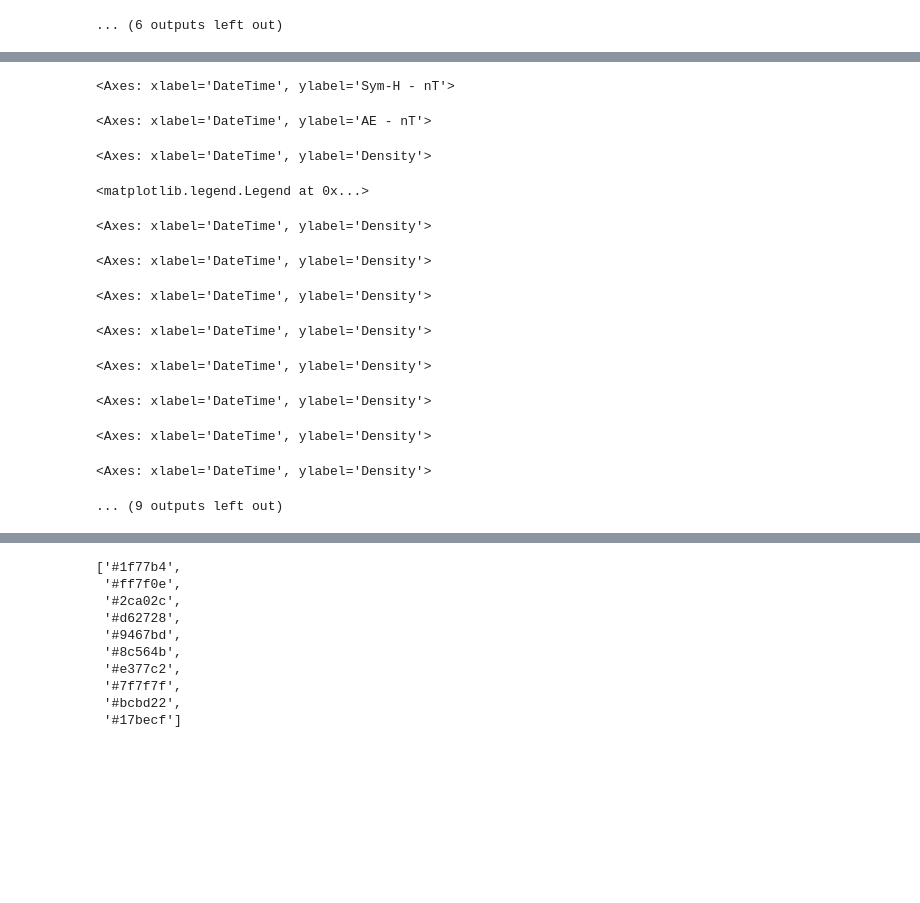
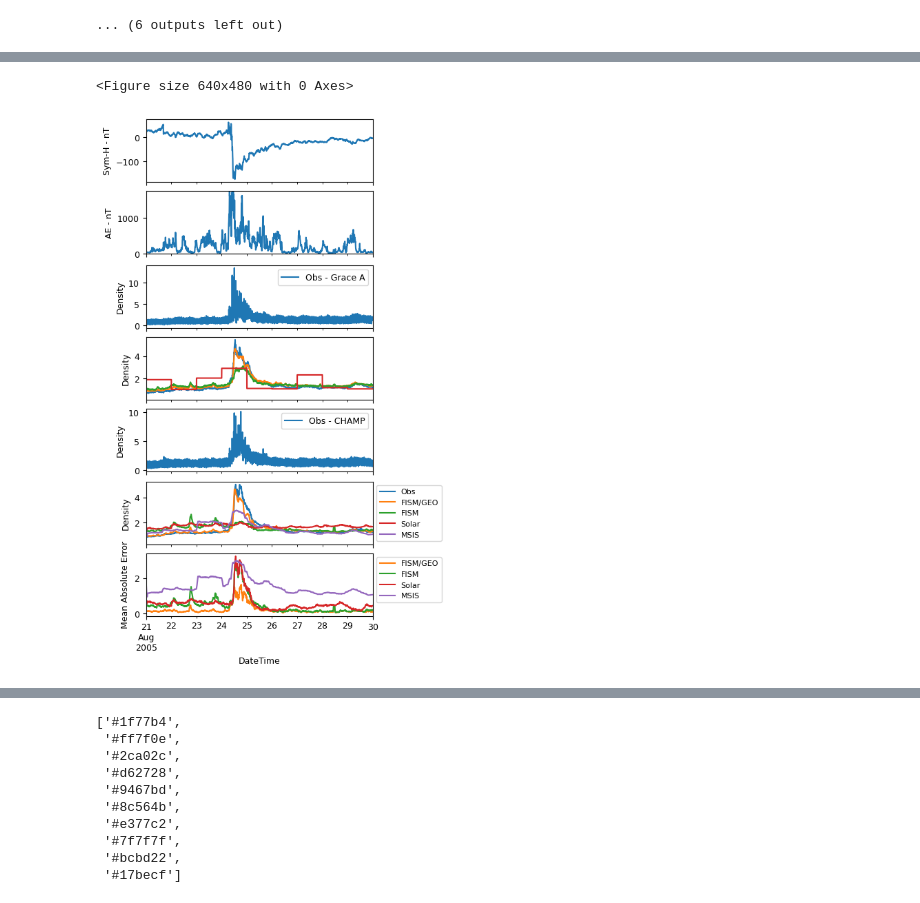
Before and after one commit to kylermurphy/SatDrag, a Jupyter notebook: Notebooks/RF_Events.ipynb, the cells around one changed output, grey strips where cells are left out. Drawn from its saved outputs; the diff is of its cells as text; code cells hidden in the pictures; blank space fills up the shorter version.

```diff
--- a/Notebooks/RF_Events.ipynb
+++ b/Notebooks/RF_Events.ipynb
@@ -134,3 +142,14 @@ Index(['DateTime', 'DateTime_omni', 'B', 'Bx_GSEGSM', 'By_GSE', 'Bz_GSE',
        'DenUncertainty', 'NumPts', 'NuminBinThrusters', 'AveDragCoef', 'storm',
        'storm phase'],
       dtype='object')
+# %%
+# get time range where using for plotting to derive msis densities
+
+ch_t = (sat_df['DateTime'] >= sdate) & (sat_df['DateTime'] <= edate)
+alts = np.zeros(sat_df.loc[ch_t,'DateTime'].shape[0])
+alts[:] = 400
+
+data = msis.run(sat_df.loc[ch_t,'DateTime'],sat_df.loc[ch_t,'SatLon'], sat_df.loc[ch_t,'SatLat'], alts, geomagnetic_activity=geo)
+
+msis_pro = pd.DataFrame({'DateTime':sat_df.loc[ch_t,'DateTime'], 'msis':data[:,0]*10**12})
+msis_pro['resid'] = sat_df.loc[ch_t,'400kmDensity'] -  msis_pro['msis']
@@ -235,5 +271,5 @@ f'C:/Users/krmurph1/OneDrive/SatDrag_RF/{pd.to_datetime(sdate).strftime("%Y%m%d"
 # %%
-sfig = False
+sfig = True
 plt.rcParams.update({'font.size': 9})
 plt.subplots_adjust(hspace=0)
 #fig, ax = plt.subplots(8,1,figsize=(5,8),sharex=True, layout='constrained')
@@ -269,44 +305,36 @@ ga_si.plot(x='DateTime', y='400kmDensity_pred', xlim=[sdate,edate], ax=ax1[pos],
 pos=4
 ch_fg.plot(x='DateTime', y='400kmDensity', xlim=[sdate,edate], ax=ax1[pos], label='Obs - CHAMP', ylabel='Density', legend=True)
 
 
 pos=5
 ch_fg[['DateTime','400kmDensity']].rolling('90min',on='DateTime').mean().plot(x='DateTime', y='400kmDensity', xlim=[sdate,edate], ax=ax1[pos], label='Obs', ylabel='Density', legend=True)
 ch_fg[['DateTime','400kmDensity_pred']].rolling('90min',on='DateTime').mean().plot(x='DateTime', y='400kmDensity_pred', xlim=[sdate,edate], ax=ax1[pos], label='FISM/GEO', ylabel='Density', legend=True)
 ch_fi[['DateTime','400kmDensity_pred']].rolling('90min',on='DateTime').mean().plot(x='DateTime', y='400kmDensity_pred', xlim=[sdate,edate], ax=ax1[pos], label='FISM', ylabel='Density', legend=True)
 ch_si[['DateTime','400kmDensity_pred']].rolling('90min',on='DateTime').mean().plot(x='DateTime', y='400kmDensity_pred', xlim=[sdate,edate], ax=ax1[pos], label='Solar', ylabel='Density', legend=True)
+msis_pro.rolling('90min',on='DateTime').mean().plot(x='DateTime', y='msis', xlim=[sdate,edate], ax=ax1[pos], label='MSIS', ylabel='Density', legend=True)
 ax1[pos].legend(bbox_to_anchor=(1.,1),fontsize=8)
 
 pos=6
 ch_fg['Rolling MAE'] = ch_fg.set_index('DateTime')['resid'].abs().rolling('90min').mean().reset_index().drop(columns='DateTime').set_index(ch_fg.index)
 ch_fi['Rolling MAE'] = ch_fi.set_index('DateTime')['resid'].abs().rolling('90min').mean().reset_index().drop(columns='DateTime').set_index(ch_fi.index)
 ch_si['Rolling MAE'] = ch_si.set_index('DateTime')['resid'].abs().rolling('90min').mean().reset_index().drop(columns='DateTime').set_index(ch_si.index)
+msis_pro['Rolling MAE'] = msis_pro.set_index('DateTime')['resid'].abs().rolling('90min').mean().reset_index().drop(columns='DateTime').set_index(msis_pro.index)
 
 ch_fg['Rolling MAPE'] = ch_fg['resid'].abs().div(ch_fg['400kmDensity'].abs()).rolling(90,min_periods=1).mean().multiply(100).to_frame().set_index(ch_fg.index)
 ch_fi['Rolling MAPE'] = ch_fi['resid'].abs().div(ch_fi['400kmDensity'].abs()).rolling(90,min_periods=1).mean().multiply(100).to_frame().set_index(ch_fi.index)
 ch_si['Rolling MAPE'] = ch_si['resid'].abs().div(ch_si['400kmDensity'].abs()).rolling(90,min_periods=1).mean().multiply(100).to_frame().set_index(ch_si.index)
 
 ch_fg.plot(x='DateTime', y='Rolling MAE', xlim=[sdate,edate], ax=ax1[pos], label='FISM/GEO', ylabel='Mean Absolute Error', legend=True, color='#ff7f0e')
 ch_fi.plot(x='DateTime', y='Rolling MAE', xlim=[sdate,edate], ax=ax1[pos], label='FISM', ylabel='Mean Absolute Error', legend=True, color='#2ca02c')
 ch_si.plot(x='DateTime', y='Rolling MAE', xlim=[sdate,edate], ax=ax1[pos], label='Solar', ylabel='Mean Absolute Error', legend=True, color='#d62728')
+msis_pro.plot(x='DateTime', y='Rolling MAE', xlim=[sdate,edate], ax=ax1[pos], label='MSIS', ylabel='Mean Absolute Error', legend=True, color='#9467bd')
 ax1[pos].legend(bbox_to_anchor=(1.,1),fontsize=8)
 
 
 fig1.draw
 
 if sfig:
-    fig1.savefig(f'E:/OneDrive/SatDrag_RF/{pd.to_datetime(sdate).strftime("%Y%m%d")}.pdf', dpi=300, format='pdf')
+    fig1.savefig(f'E:/OneDrive/SatDrag_RF/{pd.to_datetime(sdate).strftime("%Y%m%d")}_msis_err.pdf', dpi=300, format='pdf')
 # %% [output]
-<Axes: xlabel='DateTime', ylabel='Sym-H - nT'>
+<Figure size 640x480 with 0 Axes>
-<Axes: xlabel='DateTime', ylabel='AE - nT'>
-<Axes: xlabel='DateTime', ylabel='Density'>
-<matplotlib.legend.Legend at 0x...>
-<Axes: xlabel='DateTime', ylabel='Density'>
-<Axes: xlabel='DateTime', ylabel='Density'>
-<Axes: xlabel='DateTime', ylabel='Density'>
-<Axes: xlabel='DateTime', ylabel='Density'>
-<Axes: xlabel='DateTime', ylabel='Density'>
-<Axes: xlabel='DateTime', ylabel='Density'>
-<Axes: xlabel='DateTime', ylabel='Density'>
-<Axes: xlabel='DateTime', ylabel='Density'>
-... (9 outputs left out)
+[figure, added]
```
Also changed, not shown: parts of 10 cells of this notebook, 1 other file.
